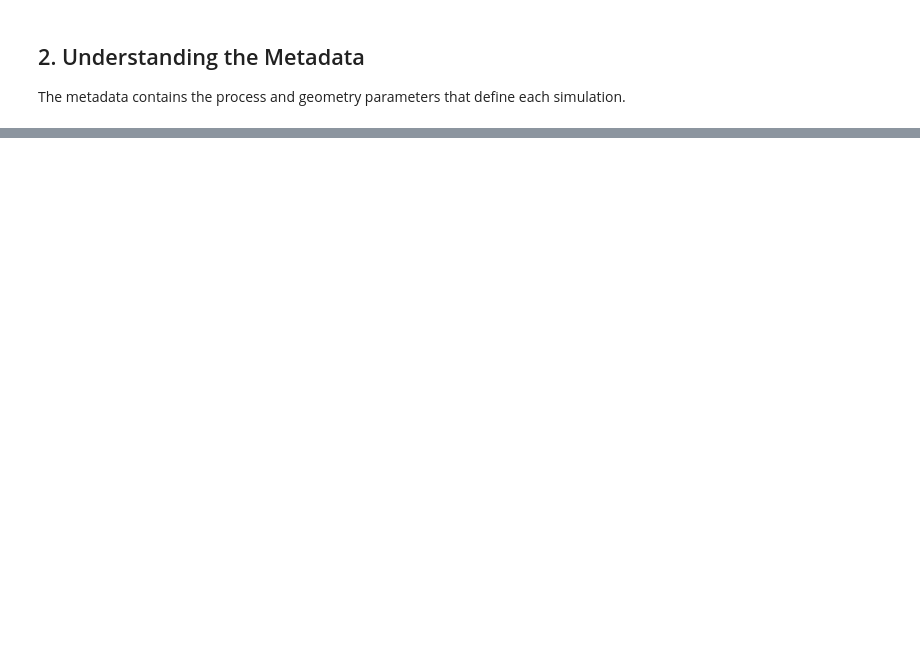
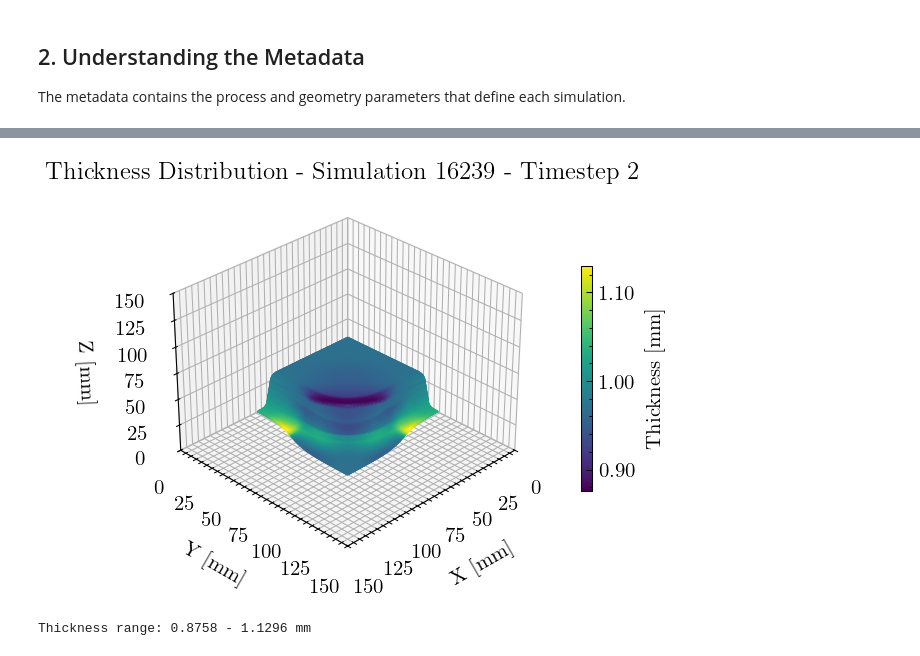
Before and after one commit to BaumSebastian/DDACS, a Jupyter notebook: examples/dataset_demo.ipynb, the cells around one changed output, grey strips where cells are left out. Cells and saved outputs as stored; diff of their text form; code cells hidden in the pictures; blank space fills up the shorter version.

```diff
--- a/examples/dataset_demo.ipynb
+++ b/examples/dataset_demo.ipynb
@@ -336,0 +295,41 @@ vertices, triangles = extract_mesh(h5_path, 'blank', timestep=-1)
+# %%
+from matplotlib import ticker
+
+# Thickness visualization
+timestep = TIMESTEP_MAX_FORMING
+vertices, triangles = extract_mesh(h5_path, 'blank', timestep=timestep)
+thickness = extract_element_thickness(h5_path, 'blank', timestep=timestep)
+# Map element data to triangles
+thickness_per_triangle = np.repeat(thickness, 2)[:len(triangles)]
+
+fig = plt.figure(figsize=FIGURE_SIZE, dpi=FIGURE_DPI)
+ax = fig.add_subplot(111, projection='3d')
+
+faces = vertices[triangles]
+norm_thickness = (thickness_per_triangle - thickness.min()) / (thickness.max() - thickness.min())
+colors = plt.cm.viridis(norm_thickness)
+
+collection = Poly3DCollection(faces, facecolors=colors, edgecolors=colors, alpha=1)
+ax.add_collection3d(collection)
+
+# Add colorbar
+sm = plt.cm.ScalarMappable(cmap='viridis', norm=plt.Normalize(thickness.min(), thickness.max()))
+cbar = plt.colorbar(sm, ax=ax, shrink=0.6)
+cbar.ax.yaxis.set_major_formatter(ticker.FormatStrFormatter('%.2f'))
+cbar.set_label('Thickness [mm]')
+
+ax.set_title(f'Thickness Distribution - Simulation {sim_id} - Timestep {timestep}')
+ax.set_xlabel('X [mm]')
+ax.set_ylabel('Y [mm]')
+ax.set_zlabel('Z [mm]')
+ax.set_xlim(AXIS_LIMITS)
+ax.set_ylim(AXIS_LIMITS)
+ax.set_zlim(AXIS_LIMITS)
+ax.view_init(VIEW_ELEVATION, VIEW_AZIMUTH)
+plt.tight_layout()
+plt.show()
+
+print(f"Thickness range: {thickness.min():.4f} - {thickness.max():.4f} mm")
+# %% [output]
+[figure, added]
+Thickness range: 0.8758 - 1.1296 mm
```
Also changed, not shown: parts of 21 cells of this notebook, 2 other files.
